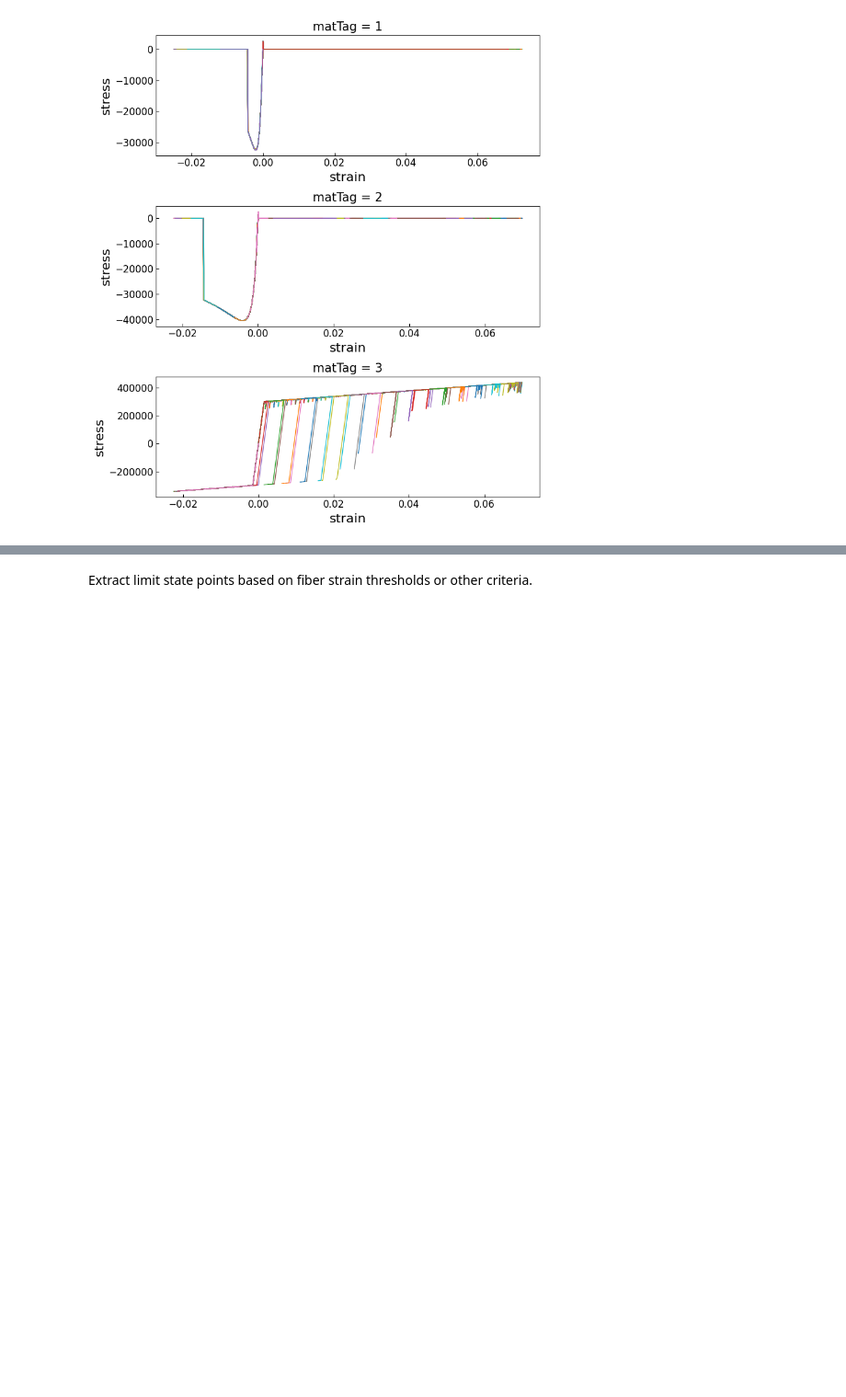
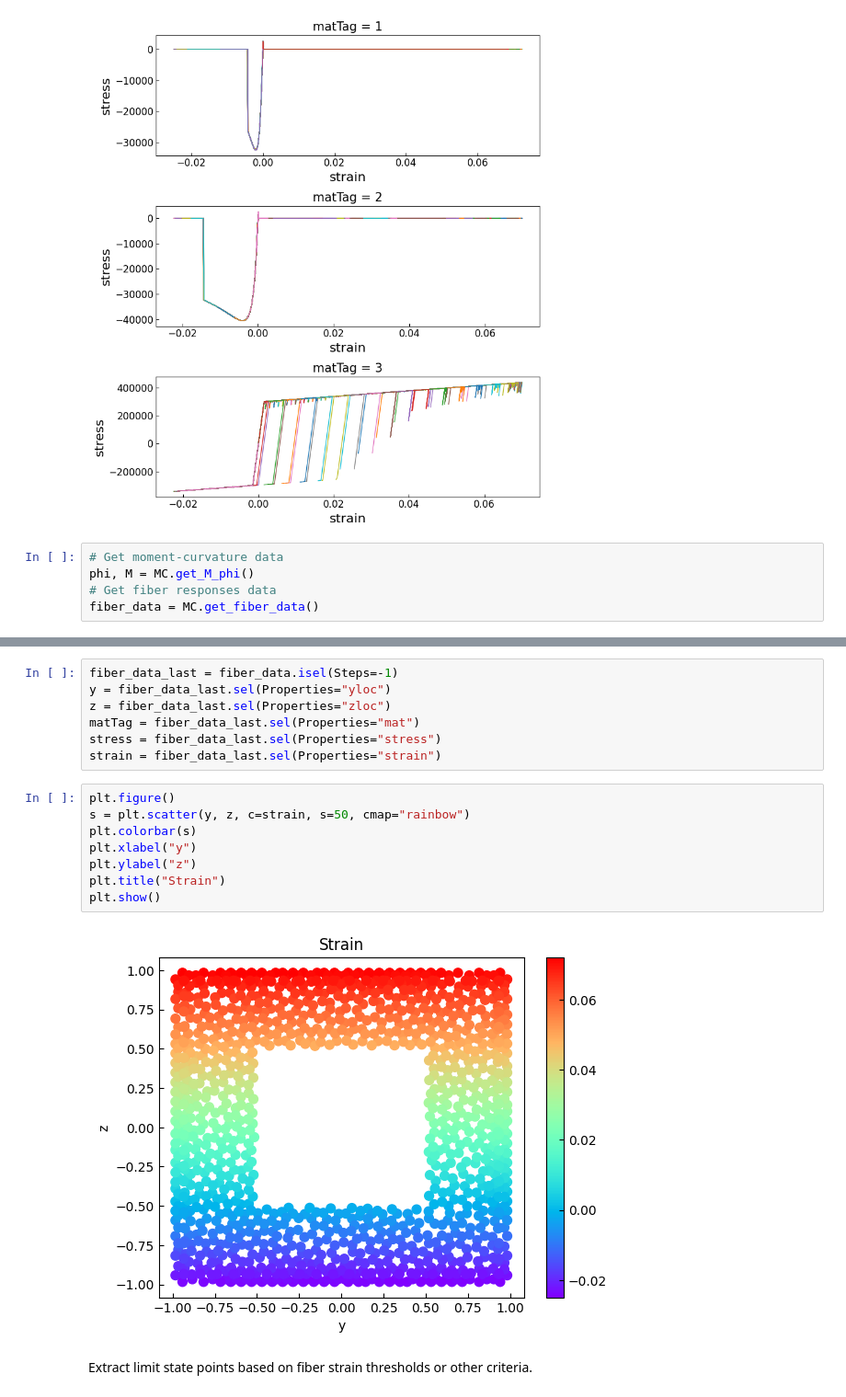
Before and after one commit to yexiang1992/opstool, a Jupyter notebook: docs/src/analysis/mc_analysis.ipynb, the cells around one changed output, grey strips where cells are left out. Shown at 92% size. Cells and saved outputs as stored; diff of their text form; blank space fills up the shorter version.

```diff
--- a/docs/src/analysis/mc_analysis.ipynb
+++ b/docs/src/analysis/mc_analysis.ipynb
@@ -109,3 +109,8 @@ MC.plot_fiber_responses()
 plt.show()
 # %% [output]
 [figure]
+# %%
+# Get moment-curvature data
+phi, M = MC.get_M_phi()
+# Get fiber responses data
+fiber_data = MC.get_fiber_data()
@@ -112,3 +129,20 @@ plt.show()
+# %%
+fiber_data_last = fiber_data.isel(Steps=-1)
+y = fiber_data_last.sel(Properties="yloc")
+z = fiber_data_last.sel(Properties="zloc")
+matTag = fiber_data_last.sel(Properties="mat")
+stress = fiber_data_last.sel(Properties="stress")
+strain = fiber_data_last.sel(Properties="strain")
+# %%
+plt.figure()
+s = plt.scatter(y, z, c=strain, s=50, cmap="rainbow")
+plt.colorbar(s)
+plt.xlabel("y")
+plt.ylabel("z")
+plt.title("Strain")
+plt.show()
+# %% [output]
+[figure, added]
 # %% [markdown]
 Extract limit state points based on fiber strain thresholds or other criteria.
 # %%
```
Also changed, not shown: parts of 2 cells of this notebook.
